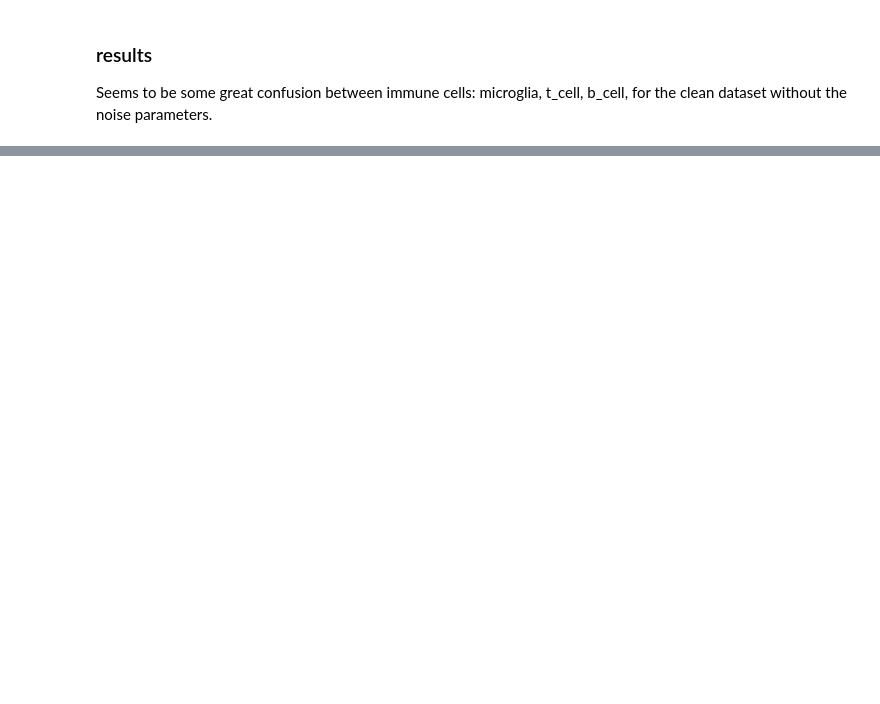
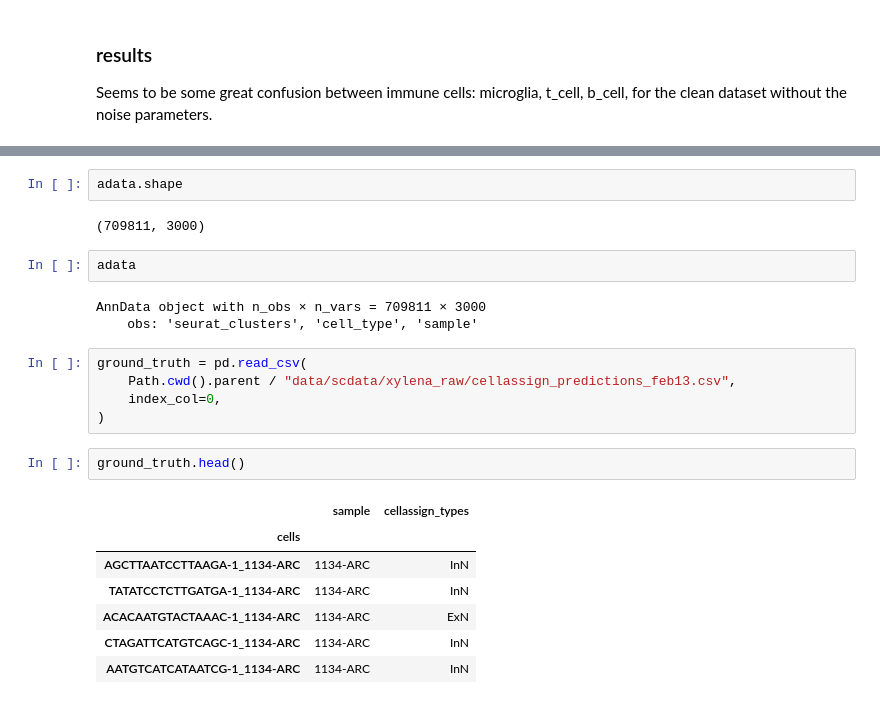
Before and after one commit to ergonyc/labelator, a Jupyter notebook: scripts/cellassign_results.ipynb, the cells around one changed output, grey strips where cells are left out. Saved outputs shown, nothing was run; the diff lists cells and outputs as text; blank space fills up the shorter version.

```diff
--- a/scripts/cellassign_results.ipynb
+++ b/scripts/cellassign_results.ipynb
@@ -853,0 +1389,24 @@ b_cell                     0.000248     0.000348     0.000348     0.000149
+# %%
+adata.shape
+# %% [output]
+(709811, 3000)
+# %%
+adata
+# %% [output]
+AnnData object with n_obs × n_vars = 709811 × 3000
+    obs: 'seurat_clusters', 'cell_type', 'sample'
+# %%
+ground_truth = pd.read_csv(
+    Path.cwd().parent / "data/scdata/xylena_raw/cellassign_predictions_feb13.csv",
+    index_col=0,
+)
+# %%
+ground_truth.head()
+# %% [output]
+|  | sample | cellassign_types |
+| cells |  |  |
+| AGCTTAATCCTTAAGA-1_1134-ARC | 1134-ARC | InN |
+| TATATCCTCTTGATGA-1_1134-ARC | 1134-ARC | InN |
+| ACACAATGTACTAAAC-1_1134-ARC | 1134-ARC | ExN |
+| CTAGATTCATGTCAGC-1_1134-ARC | 1134-ARC | InN |
+| AATGTCATCATAATCG-1_1134-ARC | 1134-ARC | InN |
```
Also changed, not shown: parts of 29 cells of this notebook, 3 other files.
